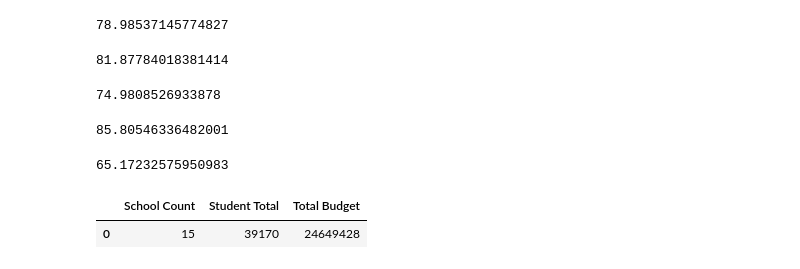
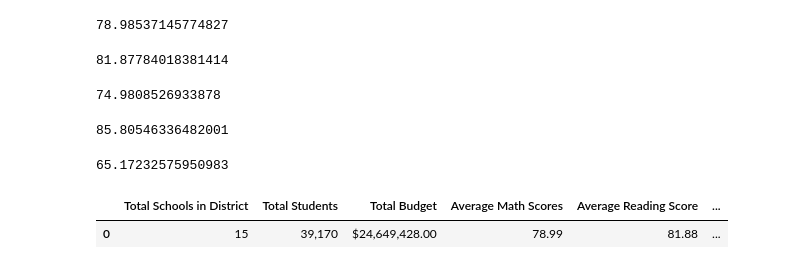
Before and after one commit to MMcDowe812/pandas-challenge, a Jupyter notebook: PyCitySchools/Pandas HW 4.ipynb, the cells around one changed output. Drawn from its saved outputs; the diff is of its cells as text; code cells hidden in the pictures.

```diff
--- a/PyCitySchools/Pandas HW 4.ipynb
+++ b/PyCitySchools/Pandas HW 4.ipynb
@@ -91,8 +91,18 @@ pass_math_reading_pct
 # %% [output]
 65.17232575950983
 # %%
-District_Summary = pd.DataFrame({"School Count": [School_count], "Student Total": [Student_total], "Total Budget": [budget_total]})
+# District Summary DataFrame creation
+District_Summary = pd.DataFrame({"Total Schools in District": [School_count], "Total Students": [Student_total], "Total Budget": [budget_total], "Average Math Scores":[average_math],
+                                "Average Reading Score": [average_reading], "% Passing Math":[passing_math_pct], "% Passing Reading":[passing_reading_pct], "% Passing Reading and Math":[pass_math_reading_pct] })
+# DataFrame Formatting
+District_Summary["Total Students"]=District_Summary["Total Students"].map("{:,}".format)
+District_Summary["Total Budget"] = District_Summary["Total Budget"].map("${:,.2f}".format)
+District_Summary["Average Math Scores"] = District_Summary["Average Math Scores"].map("{:.2f}".format)
+District_Summary["Average Reading Score"] = District_Summary["Average Reading Score"].map("{:.2f}".format)
+District_Summary["% Passing Math"] = District_Summary["% Passing Math"].map("{:.2f}%".format)
+District_Summary["% Passing Reading"] = District_Summary["% Passing Reading"].map("{:.2f}%".format)
+District_Summary["% Passing Reading and Math"] = District_Summary["% Passing Reading and Math"].map("{:.2f}%".format)
 District_Summary
 # %% [output]
-|  | School Count | Student Total | Total Budget |
-| 0 | 15 | 39170 | 24649428 |
+|  | Total Schools in District | Total Students | Total Budget | Average Math Scores | Average Reading Score | ... |
+| 0 | 15 | 39,170 | $24,649,428.00 | 78.99 | 81.88 | ... |
```
Also changed, not shown: parts of 31 cells of this notebook.
